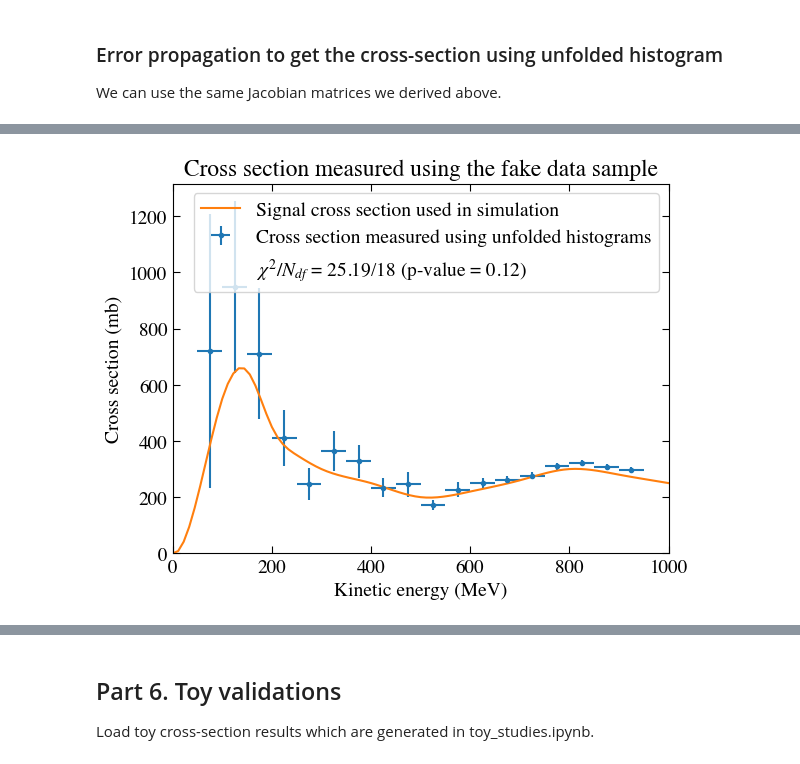
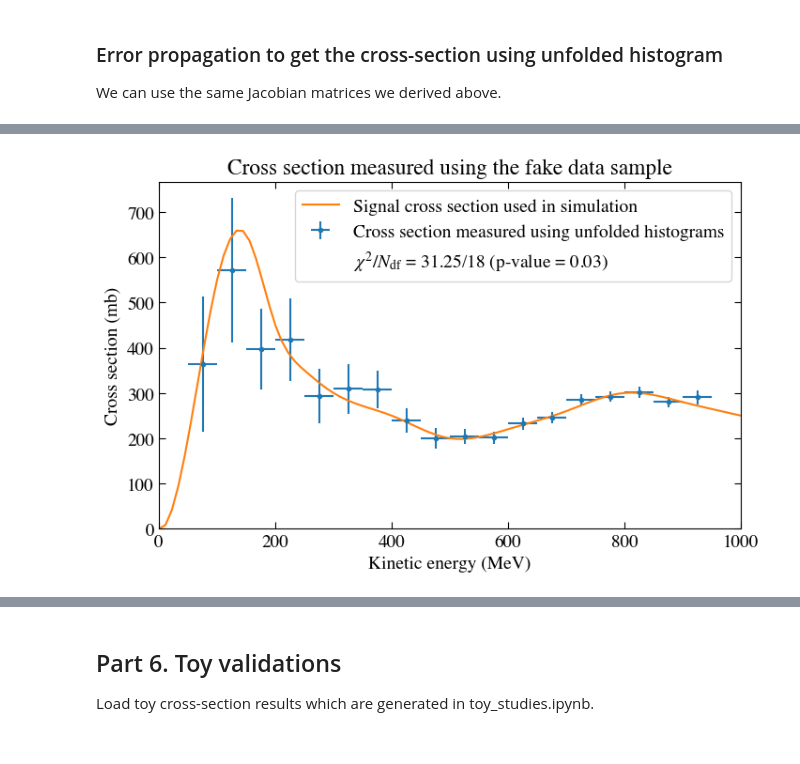
Before and after one commit to Yinrui-Liu/hadron-Ar_XS, a Jupyter notebook: hadron-Ar_XS.ipynb, the cells around one changed output, grey strips where cells are left out. Cells and saved outputs as stored; diff of their text form; code cells hidden in the pictures.

```diff
--- a/hadron-Ar_XS.ipynb
+++ b/hadron-Ar_XS.ipynb
@@ -598,8 +597,8 @@ plt.show()
 ## Part 4. Measurement effects
 trueKEi, trueKEf, int_type
 # %%
-parscore = np.random.normal(0.6, 0.2, Nevts) # used for beam particle selection (select > 1) # TB add bkg events with np.random.normal(0.6, 0.4, Nbkg)
-parscore += (trueKEi-500)/1000 # make the selection depends on trueKEi, so that the efficiency is not uniform
+parscore = np.random.normal(0.4, 0.6, Nevts) # used for beam particle selection (select > 1) # TB add bkg events with another random generator
+parscore += np.log(trueKEi-trueKEf)/10 # In general, the selection efficiency is not uniform. Making it depend on log(trueKEi-trueKEf), so that the efficiency is smaller for too short tracks, and larger if the tracks are long enough.
 measKEi = trueKEi[parscore>1]
 measKEf = trueKEf[parscore>1]
 Nselected_true_evts = len(measKEi)
@@ -1083,6 +1085,7 @@ for ibin in range(Ntruebins-1):
 unfd_XS_Vcov = np.einsum("ij,jk,lk->il", Jac_3N_XS_unfd, unfd_3N_Vcov, Jac_3N_XS_unfd) # derive the covariance matrix unfd_XS_Vcov
 
 ### plot unfd_XS
+plt.figure(figsize=[8,4.8])
 XS_x = true_cKE[1:-1] # the underflow and overflow bin are not used
 XS_y = unfd_XS[1:-1]
 XS_xerr = true_wKE[1:-1]
@@ -1091,32 +1094,32 @@ plt.errorbar(XS_x, XS_y, XS_yerr, XS_xerr, fmt=".", label="Cross section measure
 xx = np.linspace(0, 1100, 100)
 plt.plot(xx,XS_gen_ex(xx), label="Signal cross section used in simulation")
 plt.xlabel("Kinetic energy (MeV)")
 plt.ylabel("Cross section (mb)") # 1 mb = 10^{-27} cm^2
 plt.xlim([0,1000])
 plt.ylim(bottom=0)
 plt.title("Cross section measured using the fake data sample")
 
 ### calculate chi^2
 XS_diff = XS_y - XS_gen_ex(XS_x)
 inv_unfd_XS_Vcov = np.linalg.pinv(unfd_XS_Vcov[1:-1, 1:-1])
 chi2 = np.einsum("i,ij,j->", XS_diff, inv_unfd_XS_Vcov, XS_diff)
 #print(f"Chi2 ignoring correlations is {sum(XS_diff*XS_diff/np.diag(unfd_XS_Vcov)[1:-1]):.2f}/{len(XS_diff)}={sum(XS_diff*XS_diff/np.diag(unfd_XS_Vcov)[1:-1])/len(XS_diff):.2f}" )
-plt.plot([], [], ' ', label=rf"$\chi^2/N_{{df}}$ = {chi2:.2f}/{len(XS_diff)} (p-value = {1-stats.chi2.cdf(chi2, len(XS_diff)):.2f})") # print chi2 result
+plt.plot([], [], ' ', label=rf"$\chi^2/N_{{\rm df}}$ = {chi2:.2f}/{len(XS_diff)} (p-value = {1-stats.chi2.cdf(chi2, len(XS_diff)):.2f})") # print chi2 result
 
 handles, labels = plt.gca().get_legend_handles_labels()
 order = [0,2,1]
 plt.legend([handles[idx] for idx in order],[labels[idx] for idx in order])
 plt.savefig("figs/measXS.pdf")
 plt.show()
 
 plt.imshow(transform_cov_to_corr_matrix(unfd_XS_Vcov[1:-1, 1:-1]), origin="lower", cmap="RdBu_r", vmin=-1, vmax=1, extent=[950,50,950,50])
 plt.title(r"Correlation matrix for cross section")
 plt.xticks([950,850,750,650,550,450,350,250,150,50])
 plt.yticks([950,850,750,650,550,450,350,250,150,50])
 plt.xlabel(r"Kinetic energy (MeV)")
 plt.ylabel(r"Kinetic energy (MeV)")
 plt.colorbar()
 plt.savefig("figs/corr_mat_meas_6.pdf")
 plt.show()
 # %% [output]
-[figure, old version]
+[figure, new version]
```
Also changed, not shown: parts of 27 cells of this notebook, 5 other files.
